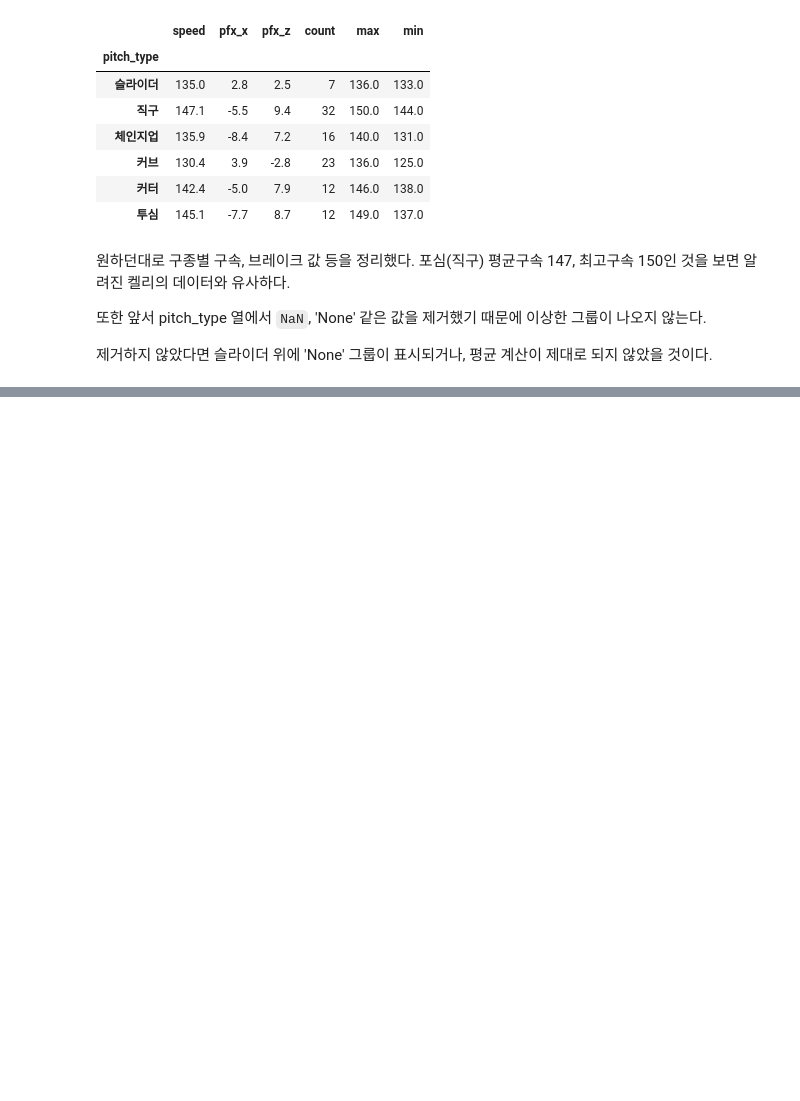
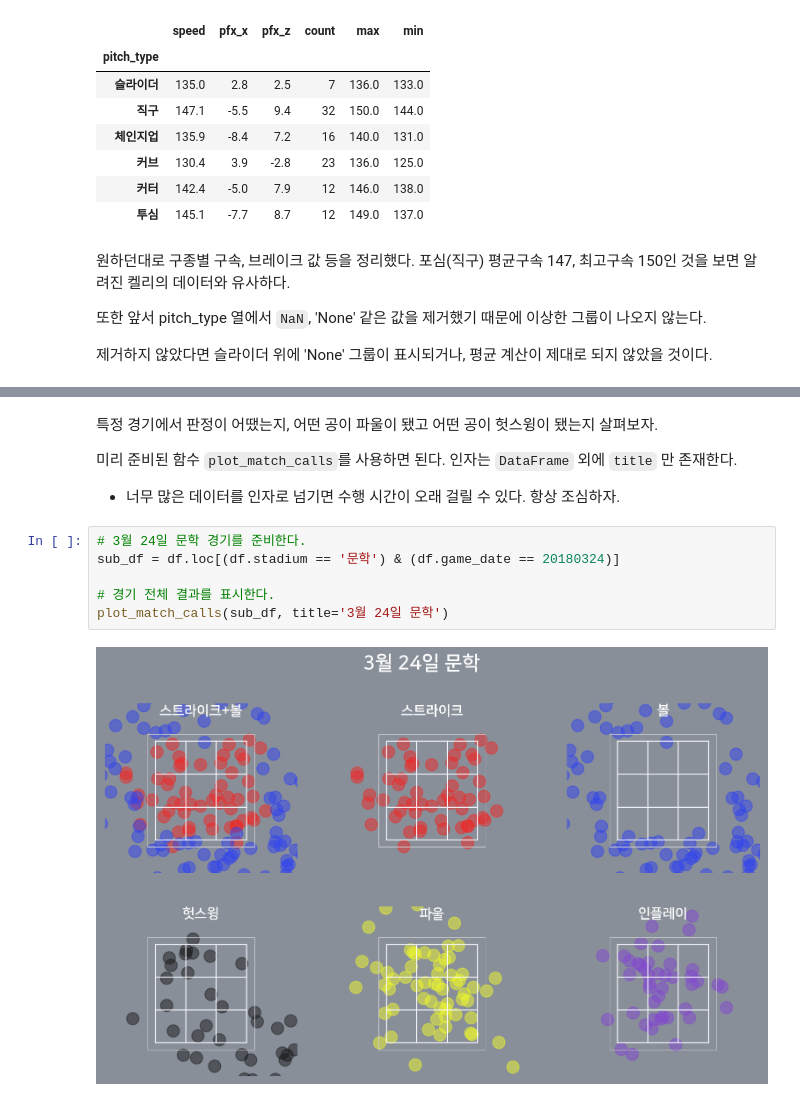
Before and after one commit to kparkk2/KBO_pbp_text_crawler, a Jupyter notebook: pfx_df.ipynb, the cells around one changed output, grey strips where cells are left out. Saved outputs shown, nothing was run; the diff lists cells and outputs as text; blank space fills up the shorter version.

```diff
--- a/pfx_df.ipynb
+++ b/pfx_df.ipynb
@@ -620,0 +258,13 @@ for pitch in pitch_types:
+# %% [markdown]
+특정 경기에서 판정이 어땠는지, 어떤 공이 파울이 됐고 어떤 공이 헛스윙이 됐는지 살펴보자.
+
+미리 준비된 함수 `plot_match_calls`를 사용하면 된다. 인자는 `DataFrame` 외에 `title` 만 존재한다.
+- 너무 많은 데이터를 인자로 넘기면 수행 시간이 오래 걸릴 수 있다. 항상 조심하자.
+# %%
+# 3월 24일 문학 경기를 준비한다.
+sub_df = df.loc[(df.stadium == '문학') & (df.game_date == 20180324)]
+
+# 경기 전체 결과를 표시한다.
+plot_match_calls(sub_df, title='3월 24일 문학')
+# %% [output]
+[figure, added]
```
Also changed, not shown: parts of 50 cells of this notebook, 1 other file.
